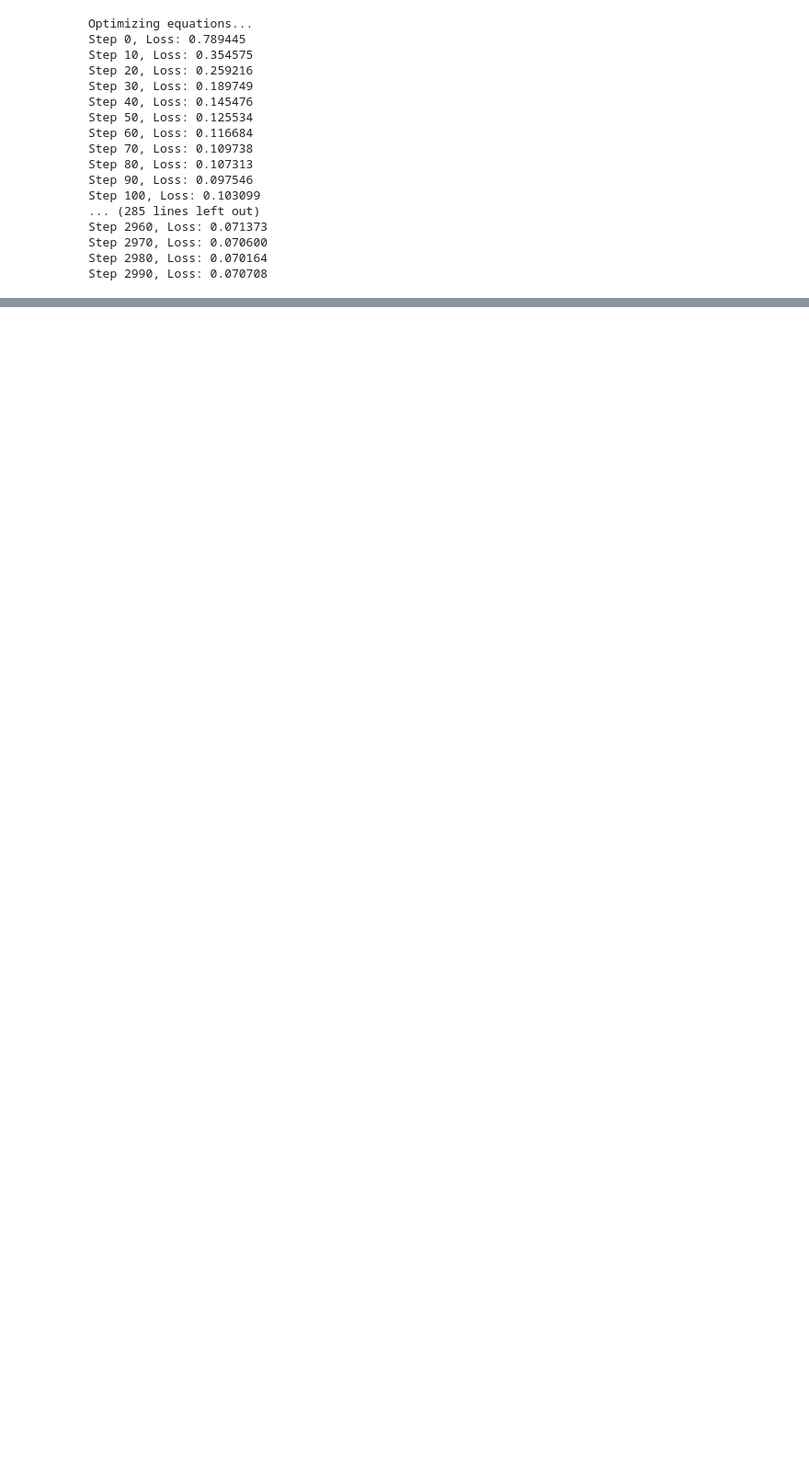
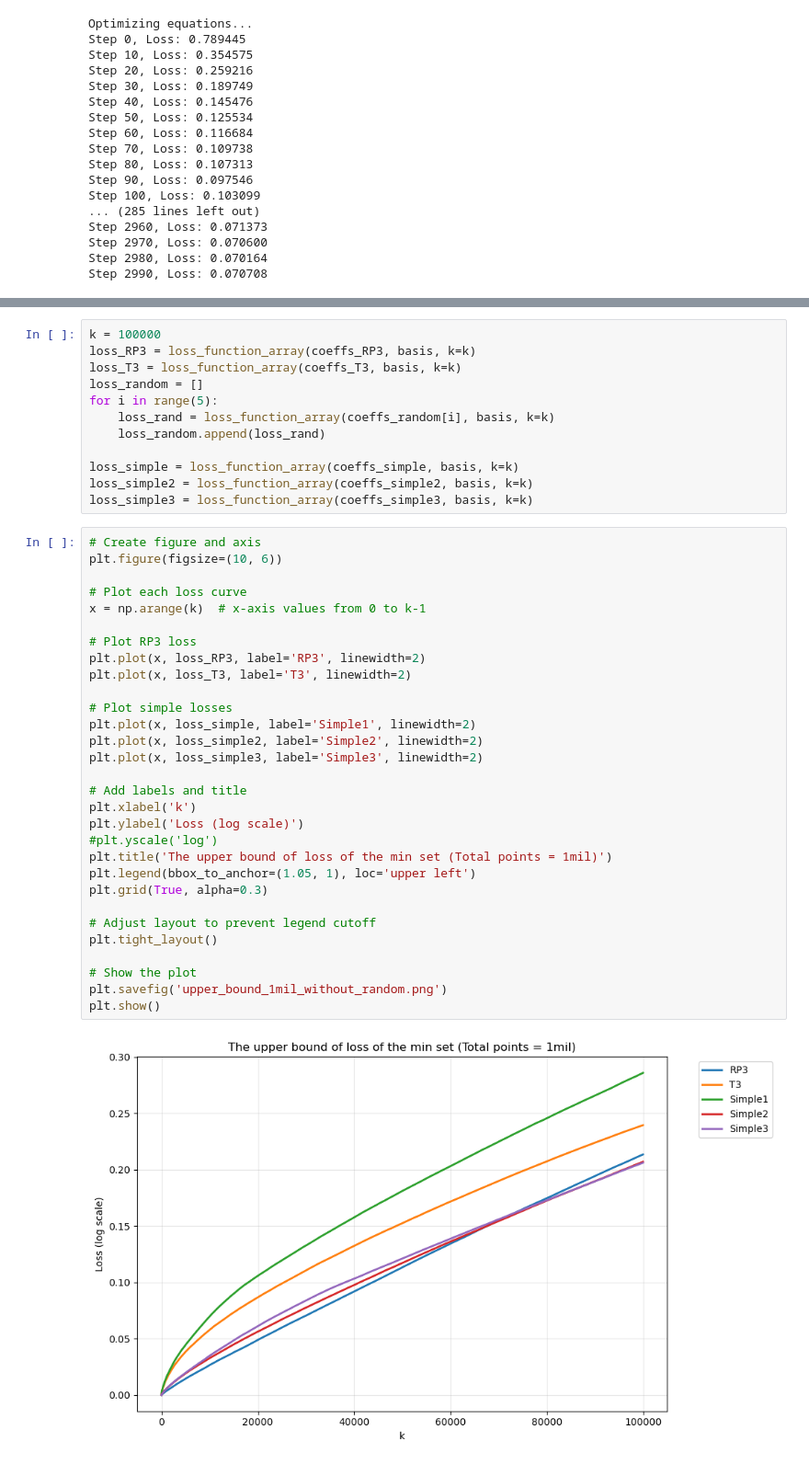
Before and after one commit to yidiq7/SLagSearch, a Jupyter notebook: SLagSearch_yidi.ipynb, the cells around one changed output, grey strips where cells are left out. Shown at 92% size. Cells and saved outputs as stored; diff of their text form; blank space fills up the shorter version.

```diff
--- a/SLagSearch_yidi.ipynb
+++ b/SLagSearch_yidi.ipynb
@@ -700,0 +1197,44 @@ Array([[ 0.22448885,  1.        , -0.43768984, -0.04959856,  0.23551379,
+# %%
+k = 100000
+loss_RP3 = loss_function_array(coeffs_RP3, basis, k=k)
+loss_T3 = loss_function_array(coeffs_T3, basis, k=k)
+loss_random = []
+for i in range(5):
+    loss_rand = loss_function_array(coeffs_random[i], basis, k=k)
+    loss_random.append(loss_rand)
+
+loss_simple = loss_function_array(coeffs_simple, basis, k=k)
+loss_simple2 = loss_function_array(coeffs_simple2, basis, k=k)
+loss_simple3 = loss_function_array(coeffs_simple3, basis, k=k)
+# %%
+# Create figure and axis
+plt.figure(figsize=(10, 6))
+
+# Plot each loss curve
+x = np.arange(k)  # x-axis values from 0 to k-1
+
+# Plot RP3 loss
+plt.plot(x, loss_RP3, label='RP3', linewidth=2)
+plt.plot(x, loss_T3, label='T3', linewidth=2)
+
+# Plot simple losses
+plt.plot(x, loss_simple, label='Simple1', linewidth=2)
+plt.plot(x, loss_simple2, label='Simple2', linewidth=2)
+plt.plot(x, loss_simple3, label='Simple3', linewidth=2)
+
+# Add labels and title
+plt.xlabel('k')
+plt.ylabel('Loss (log scale)')
+#plt.yscale('log')
+plt.title('The upper bound of loss of the min set (Total points = 1mil)')
+plt.legend(bbox_to_anchor=(1.05, 1), loc='upper left')
+plt.grid(True, alpha=0.3)
+
+# Adjust layout to prevent legend cutoff
+plt.tight_layout()
+
+# Show the plot
+plt.savefig('upper_bound_1mil_without_random.png')
+plt.show()
+# %% [output]
+[figure, added]
```
Also changed, not shown: parts of 86 cells of this notebook.
